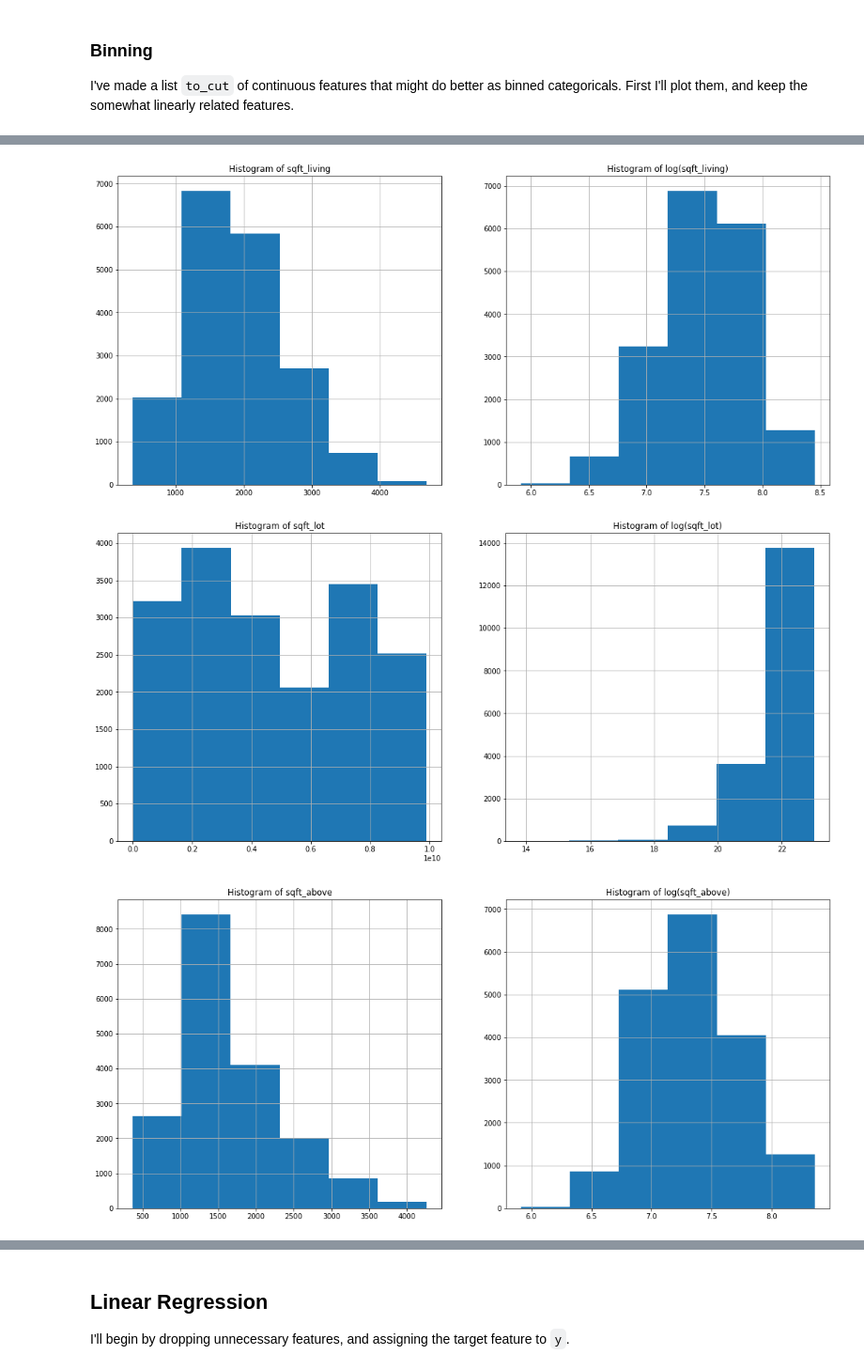
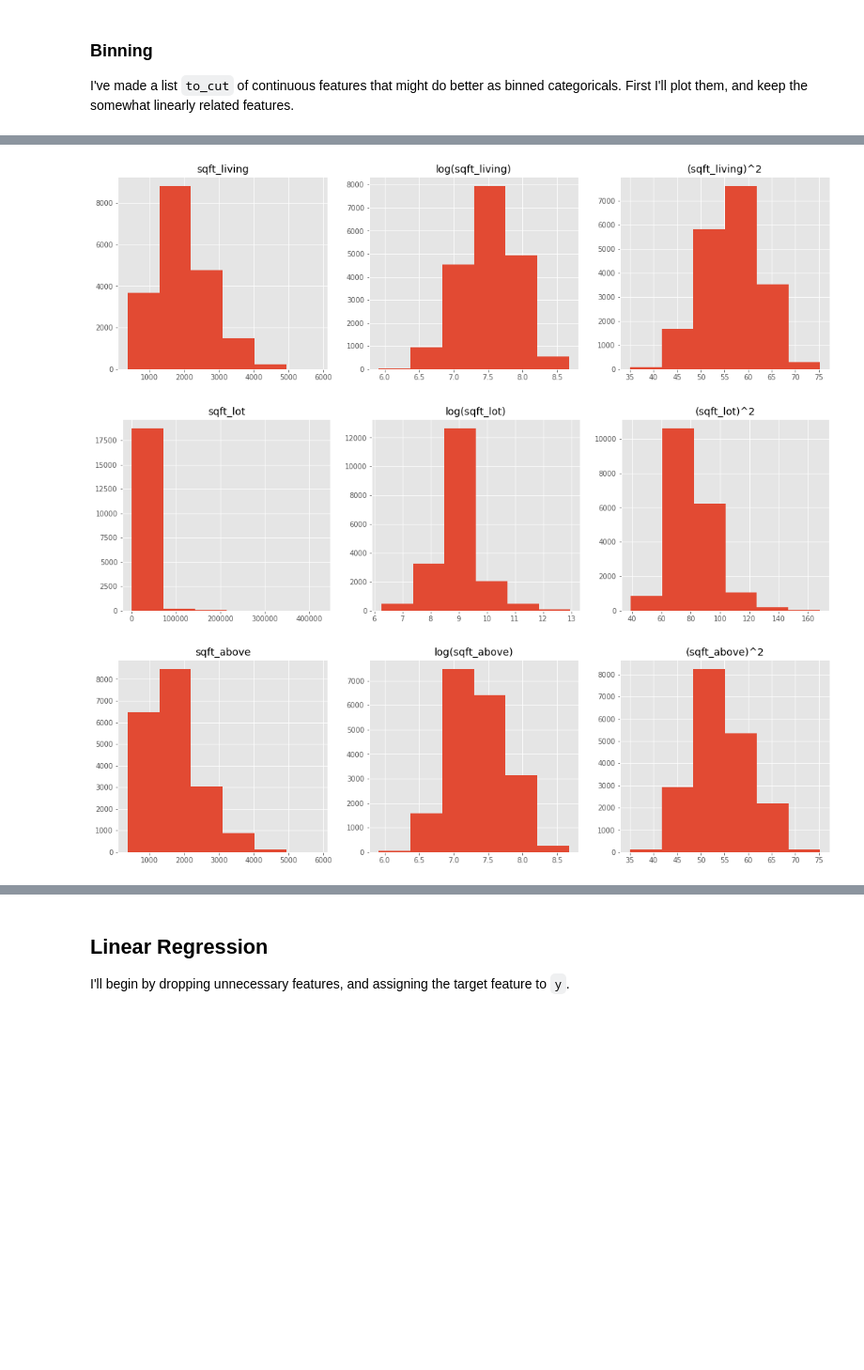
Before and after one commit to npeirson/dsc-v2-mod1-final-project-online-ds-sp-000, a Jupyter notebook: Project Notebook.ipynb, the cells around one changed output, grey strips where cells are left out. Shown at 94% size. Drawn from its saved outputs; the diff is of its cells as text; code cells hidden in the pictures; blank space fills up the shorter version.

```diff
--- a/Project Notebook.ipynb
+++ b/Project Notebook.ipynb
@@ -3,9 +6,11 @@
 # %%
+# import some basic tools and configurations
 import os
 import numpy as np
 import pandas as pd
 import matplotlib.pyplot as plt
 %matplotlib inline
+plt.style.use('ggplot')
 
 from notebook.services.config import ConfigManager
 c = ConfigManager()
@@ -168,7 +180,7 @@ A quick pass for outliers. A low contamination ratio, so it doesn't find outlier
 # %%
 from sklearn.ensemble import IsolationForest
 
-clf = IsolationForest(behaviour='new', contamination=0.08)
+clf = IsolationForest(behaviour='new', contamination=0.04)
 
 # only the columns that can have outlier values
 floatints = data[['price','bedrooms','bathrooms','sqft_living',
@@ -180,8 +192,8 @@ data['cleaver'] = clf.fit_predict(floatints)
 
 old_size = len(data)
 
-indexes = data[data['cleaver'] == -1].index
-data.drop(indexes, inplace=True)
+indices = data[data['cleaver'] == -1].index
+data.drop(indices, inplace=True)
 
 new_size = len(data)
 print('Isolation Forest removed {} outliers.'.format(old_size - new_size))
@@ -349,7 +373,8 @@ Columns:
 ### Binning
 I've made a list `to_cut` of continuous features that might do better as binned categoricals. First I'll plot them, and keep the somewhat linearly related features.
 # %%
-to_cut = ['sqft_living','sqft_lot','sqft_above','sqft_basement','sqft_living15','sqft_lot15']
+to_cut = ['sqft_living','sqft_lot','sqft_above',
+          'sqft_basement','sqft_living15','sqft_lot15']
 
 for col in to_cut:
     plt.figure(figsize=(18,8))
@@ -369,5 +394,5 @@ for col in to_cut:
 # %%
-to_cut = ['sqft_lot','sqft_basement','sqft_lot15'] # okay, just these ones
+to_cut = ['sqft_basement','sqft_lot15'] # okay, just these ones
 
 def quick_cut(df,column,q=6,drop_first=True):
     ''' Converts a continuous dataframe column to quantile-binned dummies
@@ -390,11 +415,11 @@ def quick_cut(df,column,q=6,drop_first=True):
     return dfc
 
 for col in to_cut:
-    data[col] = quick_cut(data,col)
+    data = quick_cut(data,col)
 
 # I'm also going to bin and one-hot the `bathrooms` category.
 # I did this manually because I wanted to select the bins.
-# I selected the bins by measuring each `bathrooms` impact on linear regressions
+# I selected these bins by measuring each `bathrooms`' impact on linear regressions
 bins = [0., 2.,2.,4.,4.,8.]
 temp = pd.cut(data['bathrooms'],bins,duplicates='drop')
 temp = pd.get_dummies(temp,prefix='bathrooms_',drop_first=True)
@@ -416,18 +442,23 @@ I'm going to check if log transformations can help some of the features. For eac
 # %%
 qdata = data.copy()
-to_log = ['sqft_living','sqft_lot','sqft_above','sqft_living15','sqft_lot15','dist_hoods']
-for col in to_log:
-    plt.figure(figsize=(18,8))
-    plt.subplot(1,2,1)
+to_transform = ['sqft_living','sqft_lot','sqft_above','sqft_living15','dist_hoods']
+
+for col in to_transform:
+    plt.figure(figsize=(18,5))
+    plt.subplot(1,3,1)
     data[col].hist(bins=6)
-    plt.title('Histogram of {}'.format(col))
-    plt.subplot(1,2,2)
+    plt.title('{}'.format(col))
+    plt.subplot(1,3,2)
     qdata[col] = np.log(qdata[col])
     qdata[col].hist(bins=6)
-    plt.title('Histogram of log({})'.format(col));
+    plt.title('log({})'.format(col));
+    plt.subplot(1,3,3)
+    qdata[col] = np.square(qdata[col])
+    qdata[col].hist(bins=6)
+    plt.title('({})^2'.format(col));
 
 del qdata
 # %% [output]
-[figure, old version]
+[figure, new version]
-[figure, old version]
+[figure, new version]
-[figure, old version]
+[figure, new version]
```
Also changed, not shown: parts of 66 cells of this notebook.
